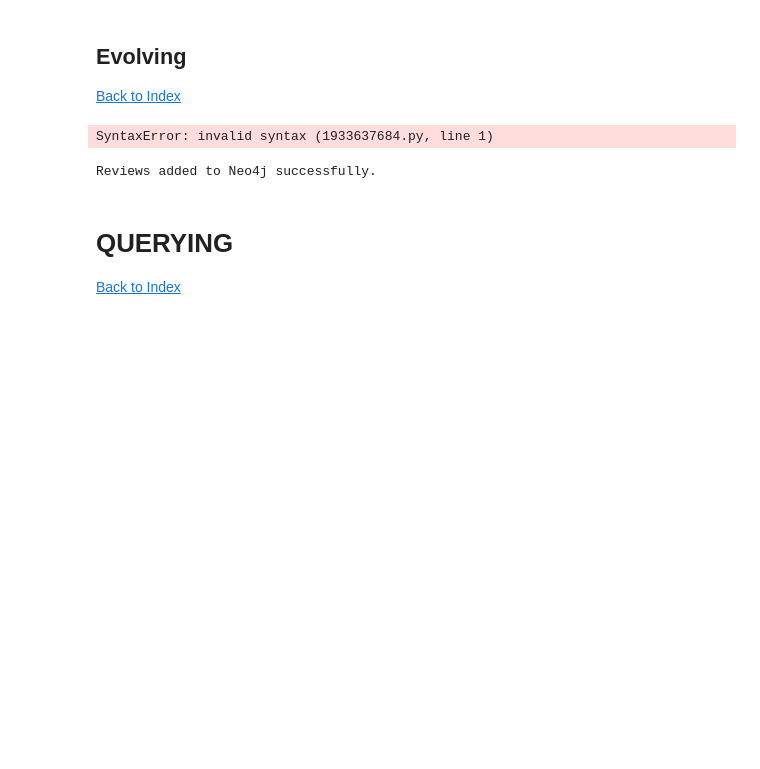
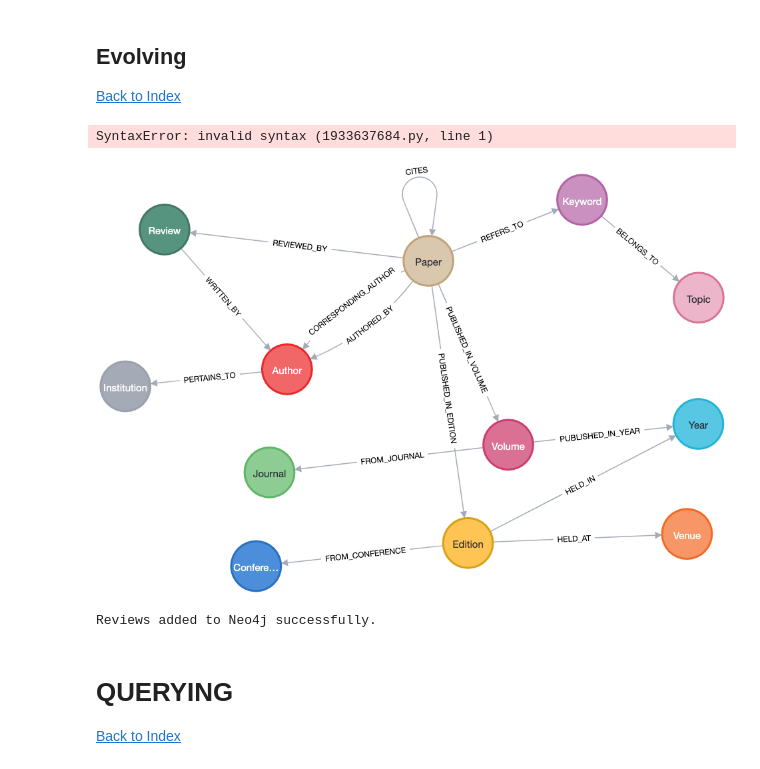
Before and after one commit to guill-mr/Neo4j_practice_set, a Jupyter notebook: Neo4j_practice_HW2.ipynb, the cells around one changed output. Cells and saved outputs as stored; diff of their text form; code cells hidden in the pictures; blank space fills up the shorter version.

```diff
--- a/Neo4j_practice_HW2.ipynb
+++ b/Neo4j_practice_HW2.ipynb
@@ -570,6 +589,16 @@ Data loaded into Neo4j
 .
 # %% [output]
 SyntaxError: invalid syntax (1933637684.py, line 1)
+# %%
+# img = Image.open('graphA3.png')
+# background = Image.new('RGBA', img.size, (255, 255, 255, 255))
+# background.paste(img, (0, 0), img)
+# background = background.convert('RGB')
+# background.save('graphA3_white_bg.png')
+
+display(Image.open('graphA3_white_bg.png'))
+# %% [output]
+[figure, added]
 # %%
 def remove_existing_reviews(tx):
     tx.run("""
```
Also changed, not shown: parts of 4 cells of this notebook, 5 other files.
